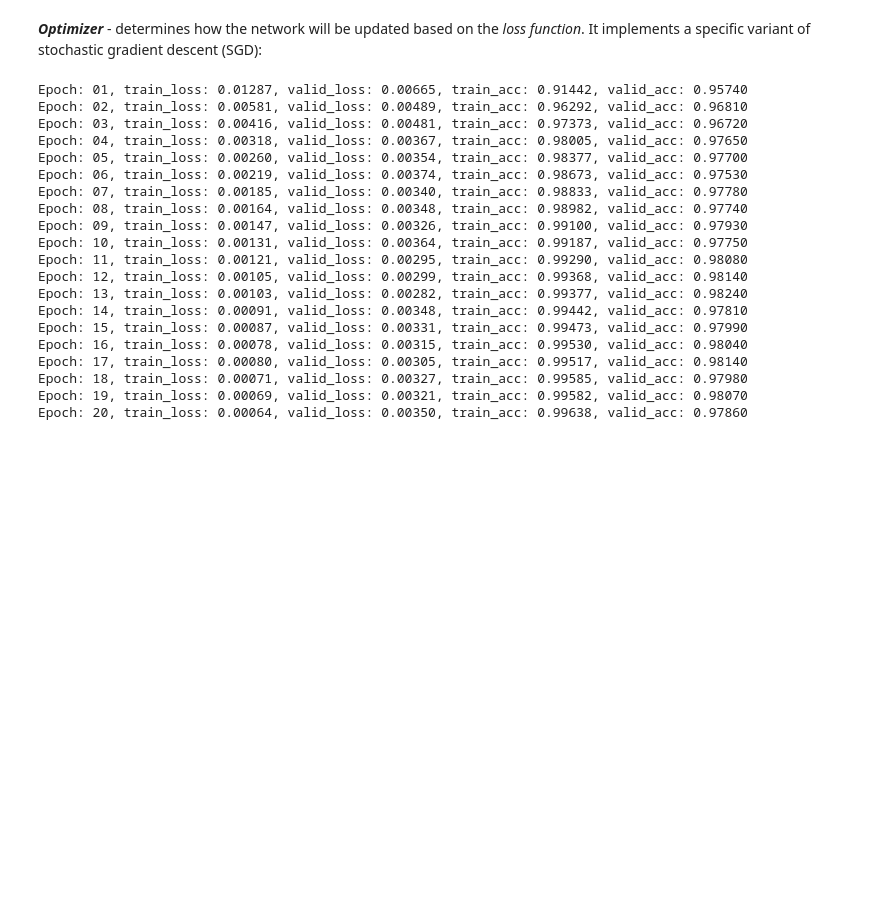
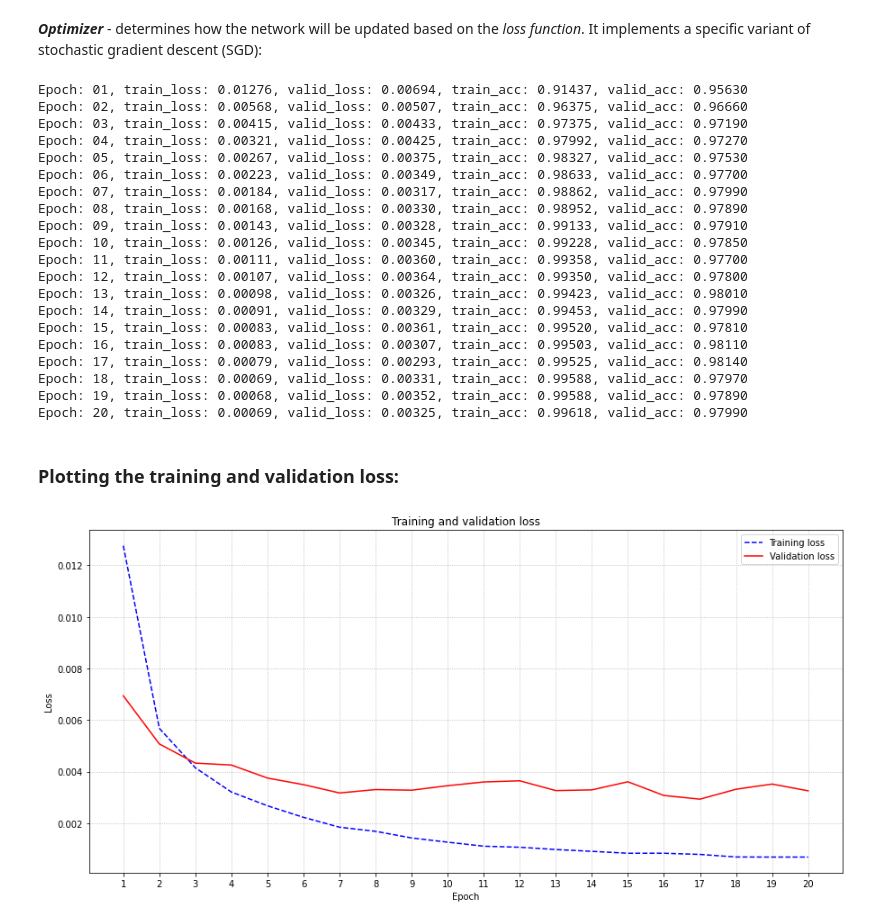
Before and after one commit to narun4sk/semi-supervised-deep-learning-for-melanoma-detection, a Jupyter notebook: 01_Setting_up_the_Development_Environment.ipynb, the cells around one changed output. Drawn from its saved outputs; the diff is of its cells as text; code cells hidden in the pictures; blank space fills up the shorter version.

Commit message:
Added training and validation plots

```diff
--- a/01_Setting_up_the_Development_Environment.ipynb
+++ b/01_Setting_up_the_Development_Environment.ipynb
@@ -108,8 +108,12 @@ criterion = nn.MSELoss()
 ***Optimizer*** - determines how the network will be updated based on the _loss function_. It implements a specific variant of stochastic gradient descent (SGD):
 # %%
 optimizer = optim.RMSprop(model.parameters(), lr=0.001)
+# %%
+history = dict(train_loss=[], valid_loss=[], train_acc=[], valid_acc=[])
+# %%
+epochs = 20
 # %%
-for epoch in range(20):
+for epoch in range(1, epochs + 1):
     train_loss = 0.
     valid_loss = 0.
     train_acc = 0.
@@ -148,26 +152,46 @@ for epoch in range(20):
     train_acc /= len(train_set)
     valid_acc /= len(valid_set)
 
+    history["train_loss"].append(train_loss)
+    history["valid_loss"].append(valid_loss)
+    history["train_acc"].append(train_acc)
+    history["valid_acc"].append(valid_acc)
+
     print('Epoch: {:0>2}, train_loss: {:.5f}, valid_loss: {:.5f}, train_acc: {:.5f}, valid_acc: {:.5f}'.format(
-        epoch + 1, train_loss, valid_loss, train_acc, valid_acc))
+        epoch, train_loss, valid_loss, train_acc, valid_acc))
 # %% [output]
-Epoch: 01, train_loss: 0.01287, valid_loss: 0.00665, train_acc: 0.91442, valid_acc: 0.95740
-Epoch: 02, train_loss: 0.00581, valid_loss: 0.00489, train_acc: 0.96292, valid_acc: 0.96810
-Epoch: 03, train_loss: 0.00416, valid_loss: 0.00481, train_acc: 0.97373, valid_acc: 0.96720
-Epoch: 04, train_loss: 0.00318, valid_loss: 0.00367, train_acc: 0.98005, valid_acc: 0.97650
-Epoch: 05, train_loss: 0.00260, valid_loss: 0.00354, train_acc: 0.98377, valid_acc: 0.97700
-Epoch: 06, train_loss: 0.00219, valid_loss: 0.00374, train_acc: 0.98673, valid_acc: 0.97530
-Epoch: 07, train_loss: 0.00185, valid_loss: 0.00340, train_acc: 0.98833, valid_acc: 0.97780
-Epoch: 08, train_loss: 0.00164, valid_loss: 0.00348, train_acc: 0.98982, valid_acc: 0.97740
-Epoch: 09, train_loss: 0.00147, valid_loss: 0.00326, train_acc: 0.99100, valid_acc: 0.97930
-Epoch: 10, train_loss: 0.00131, valid_loss: 0.00364, train_acc: 0.99187, valid_acc: 0.97750
-Epoch: 11, train_loss: 0.00121, valid_loss: 0.00295, train_acc: 0.99290, valid_acc: 0.98080
-Epoch: 12, train_loss: 0.00105, valid_loss: 0.00299, train_acc: 0.99368, valid_acc: 0.98140
-Epoch: 13, train_loss: 0.00103, valid_loss: 0.00282, train_acc: 0.99377, valid_acc: 0.98240
-Epoch: 14, train_loss: 0.00091, valid_loss: 0.00348, train_acc: 0.99442, valid_acc: 0.97810
-Epoch: 15, train_loss: 0.00087, valid_loss: 0.00331, train_acc: 0.99473, valid_acc: 0.97990
-Epoch: 16, train_loss: 0.00078, valid_loss: 0.00315, train_acc: 0.99530, valid_acc: 0.98040
-Epoch: 17, train_loss: 0.00080, valid_loss: 0.00305, train_acc: 0.99517, valid_acc: 0.98140
-Epoch: 18, train_loss: 0.00071, valid_loss: 0.00327, train_acc: 0.99585, valid_acc: 0.97980
-Epoch: 19, train_loss: 0.00069, valid_loss: 0.00321, train_acc: 0.99582, valid_acc: 0.98070
-Epoch: 20, train_loss: 0.00064, valid_loss: 0.00350, train_acc: 0.99638, valid_acc: 0.97860
+Epoch: 01, train_loss: 0.01276, valid_loss: 0.00694, train_acc: 0.91437, valid_acc: 0.95630
+Epoch: 02, train_loss: 0.00568, valid_loss: 0.00507, train_acc: 0.96375, valid_acc: 0.96660
+Epoch: 03, train_loss: 0.00415, valid_loss: 0.00433, train_acc: 0.97375, valid_acc: 0.97190
+Epoch: 04, train_loss: 0.00321, valid_loss: 0.00425, train_acc: 0.97992, valid_acc: 0.97270
+Epoch: 05, train_loss: 0.00267, valid_loss: 0.00375, train_acc: 0.98327, valid_acc: 0.97530
+Epoch: 06, train_loss: 0.00223, valid_loss: 0.00349, train_acc: 0.98633, valid_acc: 0.97700
+Epoch: 07, train_loss: 0.00184, valid_loss: 0.00317, train_acc: 0.98862, valid_acc: 0.97990
+Epoch: 08, train_loss: 0.00168, valid_loss: 0.00330, train_acc: 0.98952, valid_acc: 0.97890
+Epoch: 09, train_loss: 0.00143, valid_loss: 0.00328, train_acc: 0.99133, valid_acc: 0.97910
+Epoch: 10, train_loss: 0.00126, valid_loss: 0.00345, train_acc: 0.99228, valid_acc: 0.97850
+Epoch: 11, train_loss: 0.00111, valid_loss: 0.00360, train_acc: 0.99358, valid_acc: 0.97700
+Epoch: 12, train_loss: 0.00107, valid_loss: 0.00364, train_acc: 0.99350, valid_acc: 0.97800
+Epoch: 13, train_loss: 0.00098, valid_loss: 0.00326, train_acc: 0.99423, valid_acc: 0.98010
+Epoch: 14, train_loss: 0.00091, valid_loss: 0.00329, train_acc: 0.99453, valid_acc: 0.97990
+Epoch: 15, train_loss: 0.00083, valid_loss: 0.00361, train_acc: 0.99520, valid_acc: 0.97810
+Epoch: 16, train_loss: 0.00083, valid_loss: 0.00307, train_acc: 0.99503, valid_acc: 0.98110
+Epoch: 17, train_loss: 0.00079, valid_loss: 0.00293, train_acc: 0.99525, valid_acc: 0.98140
+Epoch: 18, train_loss: 0.00069, valid_loss: 0.00331, train_acc: 0.99588, valid_acc: 0.97970
+Epoch: 19, train_loss: 0.00068, valid_loss: 0.00352, train_acc: 0.99588, valid_acc: 0.97890
+Epoch: 20, train_loss: 0.00069, valid_loss: 0.00325, train_acc: 0.99618, valid_acc: 0.97990
+# %% [markdown]
+### Plotting the training and validation loss:
+# %%
+plt.figure(figsize=(15,7))
+plt.grid(True, which="both", axis="both", linestyle=':')
+plt.plot(range(1, epochs + 1), history["train_loss"], 'b--', label="Training loss")
+plt.plot(range(1, epochs + 1), history["valid_loss"], 'r-', label="Validation loss")
+plt.title("Training and validation loss")
+plt.xlabel("Epoch")
+plt.xticks(range(1, epochs + 1))
+plt.ylabel("Loss")
+plt.legend()
+plt.show()
+# %% [output]
+[figure, added]
```
Also changed, not shown: parts of 2 cells of this notebook.
